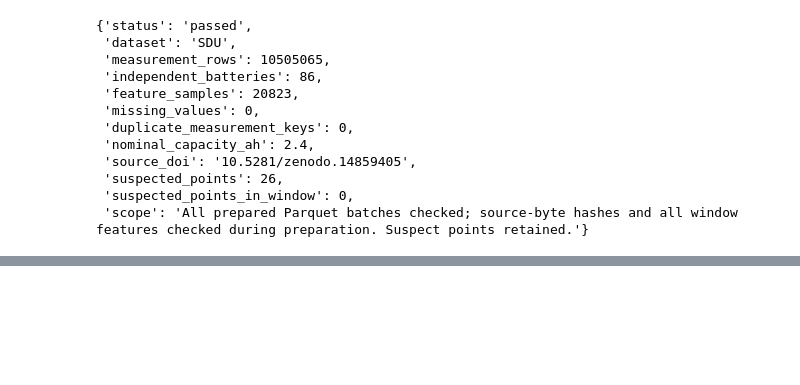
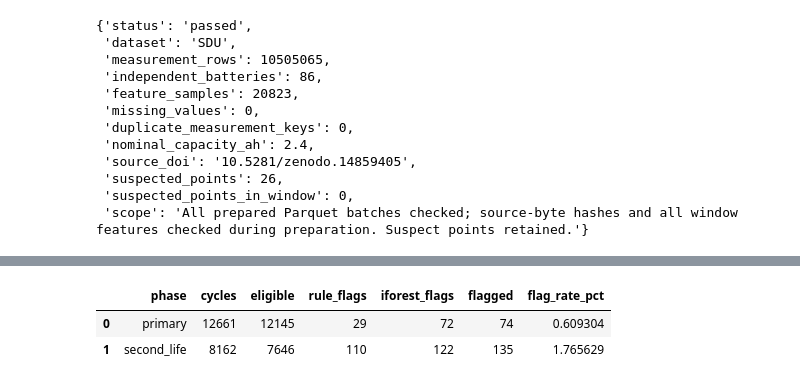
Before and after one commit to VanDuy266/KHOA-LUAN-TOT-NGHIEP, a Jupyter notebook: notebooks/01_eda.ipynb, the cells around one changed output, grey strips where cells are left out. Saved outputs shown, nothing was run; the diff lists cells and outputs as text; code cells hidden in the pictures; blank space fills up the shorter version.

```diff
--- a/notebooks/01_eda.ipynb
+++ b/notebooks/01_eda.ipynb
@@ -183,0 +187,6 @@ json.loads((ROOT/'reports/dataset_check.json').read_text())
+# %%
+pd.read_csv(ROOT/'reports/anomaly_summary.csv')
+# %% [output]
+|  | phase | cycles | eligible | rule_flags | iforest_flags | flagged | flag_rate_pct |
+| 0 | primary | 12661 | 12145 | 29 | 72 | 74 | 0.609304 |
+| 1 | second_life | 8162 | 7646 | 110 | 122 | 135 | 1.765629 |
```
Also changed, not shown: parts of 4 cells of this notebook, 39 other files.
